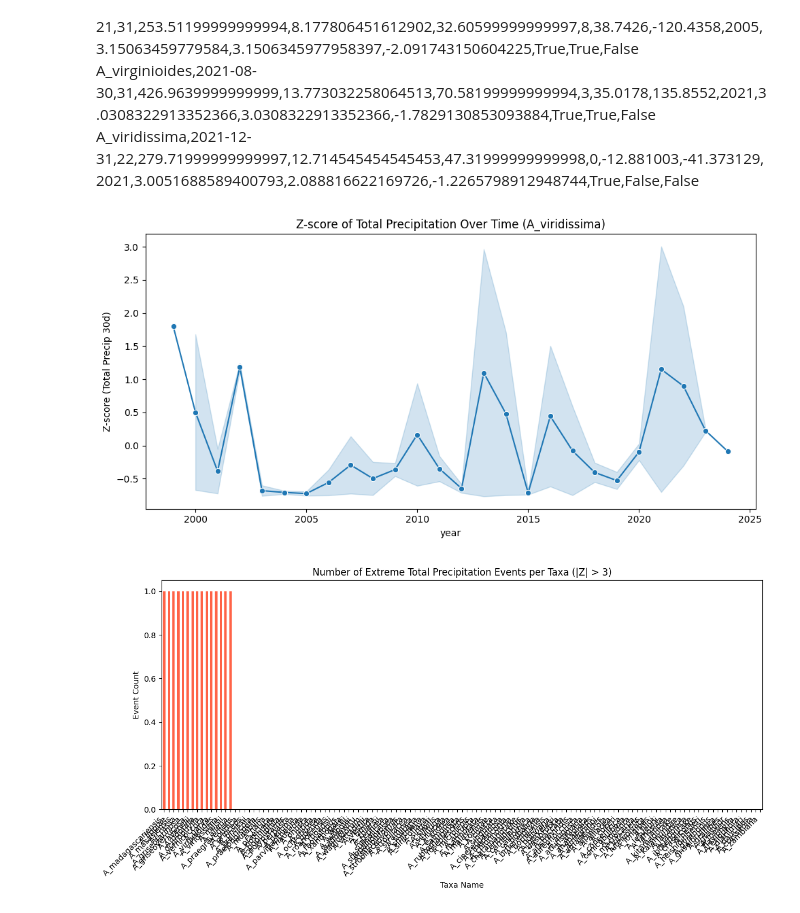
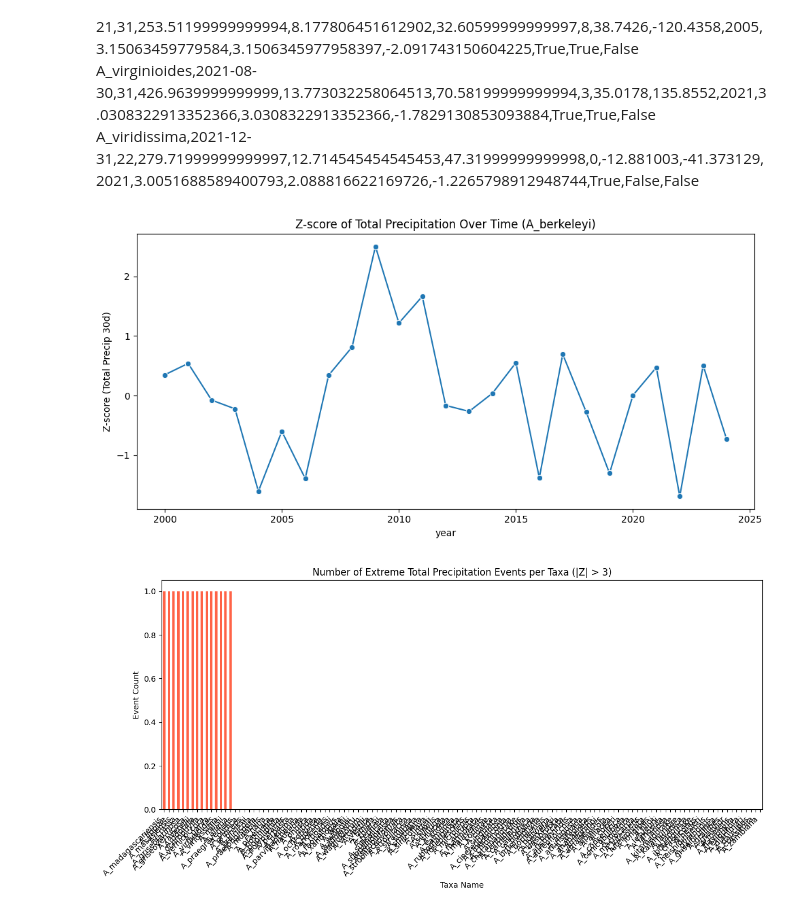
Before and after one commit to jzraiti/Open_Weather, a Jupyter notebook: Open_Meteo/Scalable_30day/June12/winsorizing/Open_Meteo_Analysis_outliers_addressed.ipynb, the cells around one changed output. Drawn from its saved outputs; the diff is of its cells as text; code cells hidden in the pictures.

```diff
--- a/Open_Meteo/Scalable_30day/June12/winsorizing/Open_Meteo_Analysis_outliers_addressed.ipynb
+++ b/Open_Meteo/Scalable_30day/June12/winsorizing/Open_Meteo_Analysis_outliers_addressed.ipynb
@@ -240,16 +240,16 @@ A_virginioides,2021-08-30,31,426.9639999999999,13.773032258064513,70.58199999999
 A_viridissima,2021-12-31,22,279.71999999999997,12.714545454545453,47.31999999999998,0,-12.881003,-41.373129,2021,3.0051688589400793,2.088816622169726,-1.2265798912948744,True,False,False
 # %%
 # === Lineplot: Z-score over time for a selected taxon ===
-selected_taxon = "A_viridissima"  # Change as needed
+selected_taxon = "A_berkeleyi"  # Change as needed
 taxon_subset = event_stats_df[event_stats_df["taxa_name"] == selected_taxon]
 plt.figure(figsize=(10, 5))
 sns.lineplot(data=taxon_subset, x="year", y="zscore_total_precip", marker="o")
 plt.title(f"Z-score of Total Precipitation Over Time ({selected_taxon})")
 plt.ylabel("Z-score (Total Precip 30d)")
 plt.tight_layout()
 plt.show()
 # %% [output]
-[figure, old version]
+[figure, new version]
 # %%
 # === Barplot: Frequency of extreme events per taxa ===
 extreme_counts = event_stats_df.groupby("taxa_name")["extreme_total_precip"].sum().sort_values(ascending=False)
```
